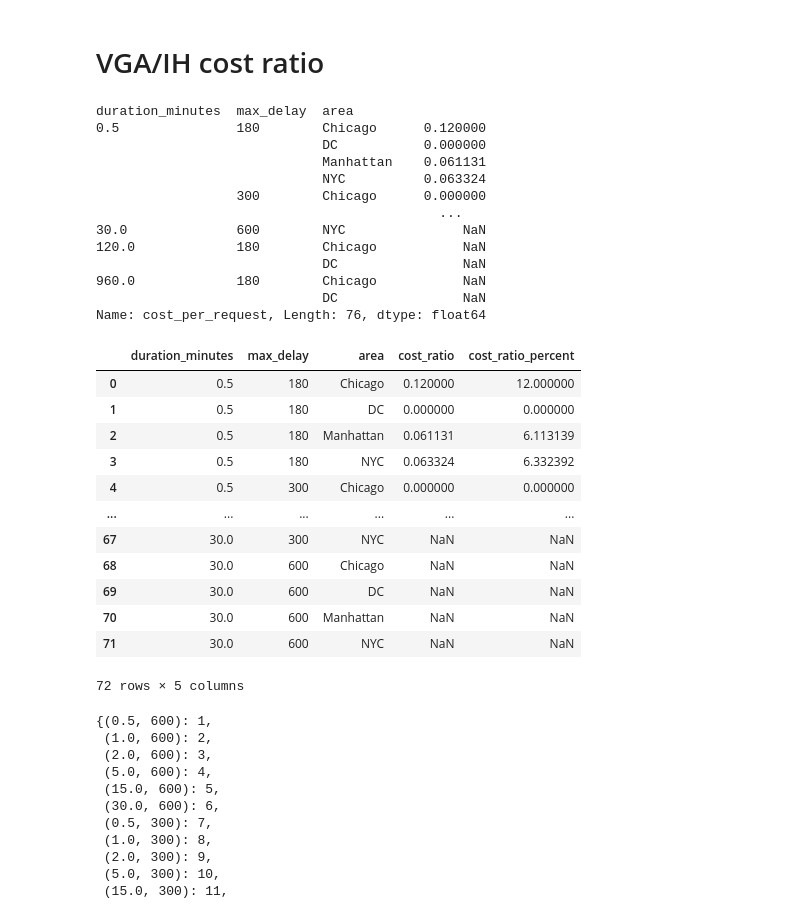
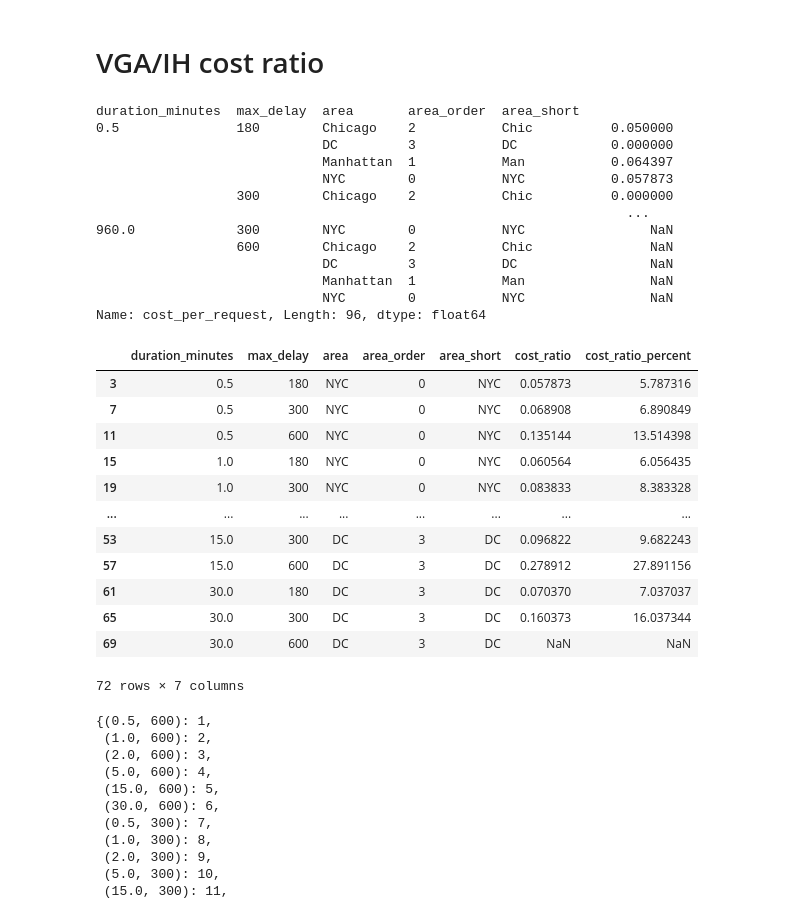
Before and after one commit to aicenter/Ridesharing_DARP_instances, a Jupyter notebook: python/nb/ITSC Result Figures.ipynb, the cells around one changed output. Saved outputs shown, nothing was run; the diff lists cells and outputs as text; code cells hidden in the pictures.

```diff
--- a/python/nb/ITSC Result Figures.ipynb
+++ b/python/nb/ITSC Result Figures.ipynb
@@ -34,8 +34,8 @@ import numpy as np
 from darpinstances.results import load_instance_series, instance_series_results_to_dataframe, load_instance_results, load_results_from_folder, get_processed_results, load_aggregate_stats_in_dir,load_occupancies_in_dir
 # %%
 # darp_data_path = r"D:/Google Drive/AIC Experiment Data/DARP"
-# darp_data_path = r"C:/Google Drive/AIC Experiment Data/DARP"
-darp_data_path = r"C:/AIC Experiment Data/DARP"
+darp_data_path = r"C:/Google Drive/AIC Experiment Data/DARP"
+# darp_data_path = r"C:/AIC Experiment Data/DARP"
 
 fig_path = Path("C:/Workspaces/AIC/Ridesharing_DARP_instances/figures")
 # %%
@@ -87,6 +87,19 @@ df
 # %%
 df['cost_per_request'] = df['cost_minutes'] * 60 / df['req_count']
-df.sort_values(by=['area', 'duration_minutes', 'max_delay', 'method'], inplace=True)
+df['area_short'] = df['area'].map({
+    'NYC': 'NYC',
+    'Manhattan': 'Man',
+    'Chicago': 'Chic',
+    'DC': 'DC'
+})
+area_order = {
+    'NYC': 0,
+    'Manhattan': 1,
+    'Chicago': 2,
+    'DC': 3
+}
+df['area_order'] = df['area'].map(area_order)
+df.sort_values(by=['area_order', 'duration_minutes', 'max_delay', 'method'], inplace=True)
 df
 # %% [output]
 |  | cost_minutes | total_time | dropped_requests | avg_delay | plan_count | req_count | avg_occupancy | ... |
@@ -234,44 +248,45 @@ def compute_ih_vga_cost_ratio(s: pd.Series):
     diff = s.max() - s.min()
     return diff / s.min()
 
-vga_ih_diff = df.groupby(['duration_minutes', 'max_delay', 'area'])['cost_per_request'].apply(compute_ih_vga_cost_ratio)
+vga_ih_diff = df.groupby(['duration_minutes', 'max_delay', 'area', 'area_order', 'area_short'])['cost_per_request'].apply(compute_ih_vga_cost_ratio)
 # vga_ih_diff.sort_values(inplace=True)
 vga_ih_diff
 # %% [output]
-duration_minutes  max_delay  area
-0.5               180        Chicago      0.120000
-                             DC           0.000000
-                             Manhattan    0.061131
-                             NYC          0.063324
-                  300        Chicago      0.000000
-                                            ...
-30.0              600        NYC               NaN
-120.0             180        Chicago           NaN
-                             DC                NaN
-960.0             180        Chicago           NaN
-                             DC                NaN
-Name: cost_per_request, Length: 76, dtype: float64
+duration_minutes  max_delay  area       area_order  area_short
+0.5               180        Chicago    2           Chic          0.050000
+                             DC         3           DC            0.000000
+                             Manhattan  1           Man           0.064397
+                             NYC        0           NYC           0.057873
+                  300        Chicago    2           Chic          0.000000
+                                                                    ...
+960.0             300        NYC        0           NYC                NaN
+                  600        Chicago    2           Chic               NaN
+                             DC         3           DC                 NaN
+                             Manhattan  1           Man                NaN
+                             NYC        0           NYC                NaN
+Name: cost_per_request, Length: 96, dtype: float64
 # %%
 vga_ih_diff_df = pd.DataFrame(vga_ih_diff)
 vga_ih_diff_df.reset_index(inplace=True)
 vga_ih_diff_df.rename(columns={'cost_per_request': 'cost_ratio'}, inplace=True)
 vga_ih_diff_df['cost_ratio_percent'] = vga_ih_diff_df['cost_ratio'] * 100
 vga_ih_diff_df = vga_ih_diff_df.query('duration_minutes <= 30')
+vga_ih_diff_df.sort_values(by=['area_order', 'duration_minutes', 'max_delay'], inplace=True)
 vga_ih_diff_df
 # %% [output]
-|  | duration_minutes | max_delay | area | cost_ratio | cost_ratio_percent |
-| 0 | 0.5 | 180 | Chicago | 0.120000 | 12.000000 |
-| 1 | 0.5 | 180 | DC | 0.000000 | 0.000000 |
-| 2 | 0.5 | 180 | Manhattan | 0.061131 | 6.113139 |
-| 3 | 0.5 | 180 | NYC | 0.063324 | 6.332392 |
-| 4 | 0.5 | 300 | Chicago | 0.000000 | 0.000000 |
-| ... | ... | ... | ... | ... | ... |
-| 67 | 30.0 | 300 | NYC | NaN | NaN |
-| 68 | 30.0 | 600 | Chicago | NaN | NaN |
-| 69 | 30.0 | 600 | DC | NaN | NaN |
-| 70 | 30.0 | 600 | Manhattan | NaN | NaN |
-| 71 | 30.0 | 600 | NYC | NaN | NaN |
+|  | duration_minutes | max_delay | area | area_order | area_short | cost_ratio | cost_ratio_percent |
+| 3 | 0.5 | 180 | NYC | 0 | NYC | 0.057873 | 5.787316 |
+| 7 | 0.5 | 300 | NYC | 0 | NYC | 0.068908 | 6.890849 |
+| 11 | 0.5 | 600 | NYC | 0 | NYC | 0.135144 | 13.514398 |
+| 15 | 1.0 | 180 | NYC | 0 | NYC | 0.060564 | 6.056435 |
+| 19 | 1.0 | 300 | NYC | 0 | NYC | 0.083833 | 8.383328 |
+| ... | ... | ... | ... | ... | ... | ... | ... |
+| 53 | 15.0 | 300 | DC | 3 | DC | 0.096822 | 9.682243 |
+| 57 | 15.0 | 600 | DC | 3 | DC | 0.278912 | 27.891156 |
+| 61 | 30.0 | 180 | DC | 3 | DC | 0.070370 | 7.037037 |
+| 65 | 30.0 | 300 | DC | 3 | DC | 0.160373 | 16.037344 |
+| 69 | 30.0 | 600 | DC | 3 | DC | NaN | NaN |
-72 rows × 5 columns
+72 rows × 7 columns
 # %%
 vals_to_axis = {}
 i = 1
```
Also changed, not shown: parts of 9 cells of this notebook, 7 other files.
